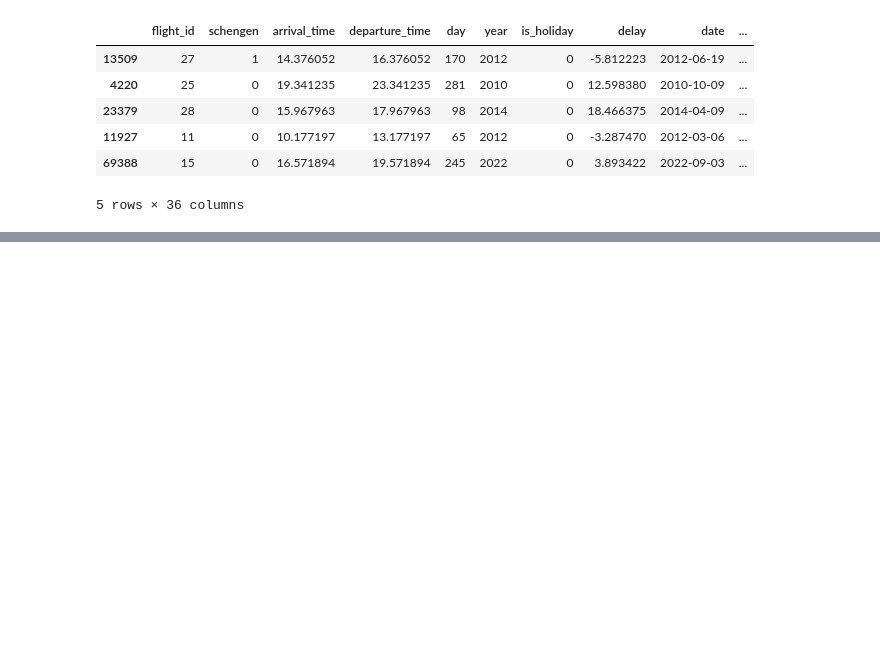
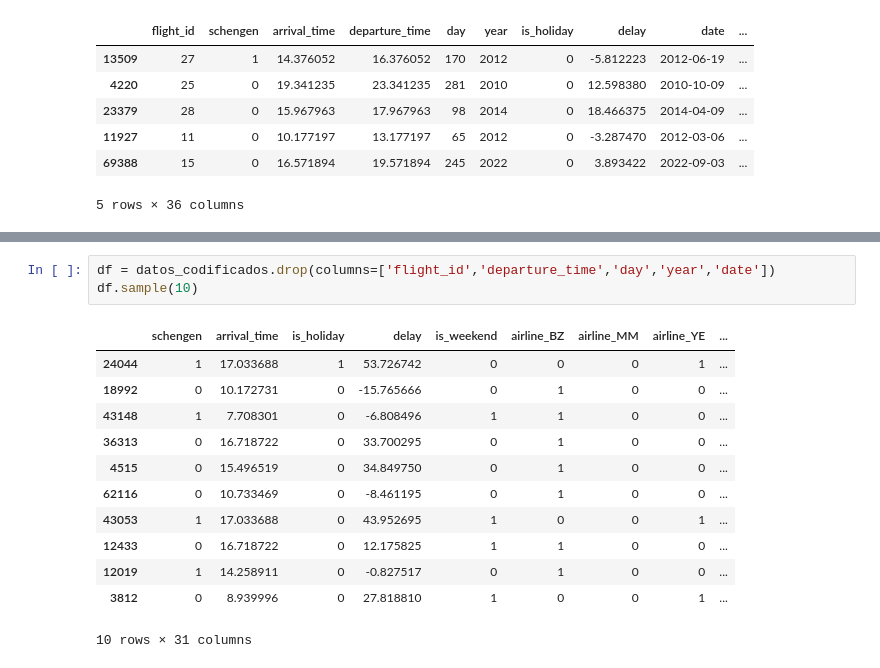
Before and after one commit to OctavioPinoRosas/Alura_Estadisticas_y_MachineLearning, a Jupyter notebook: IAaumentada-PrevisionDeAtrasosDeVuelos/optimizacionAeroportuaria.ipynb, the cells around one changed output, grey strips where cells are left out. Saved outputs shown, nothing was run; the diff lists cells and outputs as text; blank space fills up the shorter version.

```diff
--- a/IAaumentada-PrevisionDeAtrasosDeVuelos/optimizacionAeroportuaria.ipynb
+++ b/IAaumentada-PrevisionDeAtrasosDeVuelos/optimizacionAeroportuaria.ipynb
@@ -260,0 +287,16 @@ datos_codificados.sample(5)
+# %%
+df = datos_codificados.drop(columns=['flight_id','departure_time','day','year','date'])
+df.sample(10)
+# %% [output]
+|  | schengen | arrival_time | is_holiday | delay | is_weekend | airline_BZ | airline_MM | airline_YE | ... |
+| 24044 | 1 | 17.033688 | 1 | 53.726742 | 0 | 0 | 0 | 1 | ... |
+| 18992 | 0 | 10.172731 | 0 | -15.765666 | 0 | 1 | 0 | 0 | ... |
+| 43148 | 1 | 7.708301 | 0 | -6.808496 | 1 | 1 | 0 | 0 | ... |
+| 36313 | 0 | 16.718722 | 0 | 33.700295 | 0 | 1 | 0 | 0 | ... |
+| 4515 | 0 | 15.496519 | 0 | 34.849750 | 0 | 1 | 0 | 0 | ... |
+| 62116 | 0 | 10.733469 | 0 | -8.461195 | 0 | 1 | 0 | 0 | ... |
+| 43053 | 1 | 17.033688 | 0 | 43.952695 | 1 | 0 | 0 | 1 | ... |
+| 12433 | 0 | 16.718722 | 0 | 12.175825 | 1 | 1 | 0 | 0 | ... |
+| 12019 | 1 | 14.258911 | 0 | -0.827517 | 0 | 1 | 0 | 0 | ... |
+| 3812 | 0 | 8.939996 | 0 | 27.818810 | 1 | 0 | 0 | 1 | ... |
+10 rows × 31 columns
```
Also changed, not shown: parts of 2 cells of this notebook.
